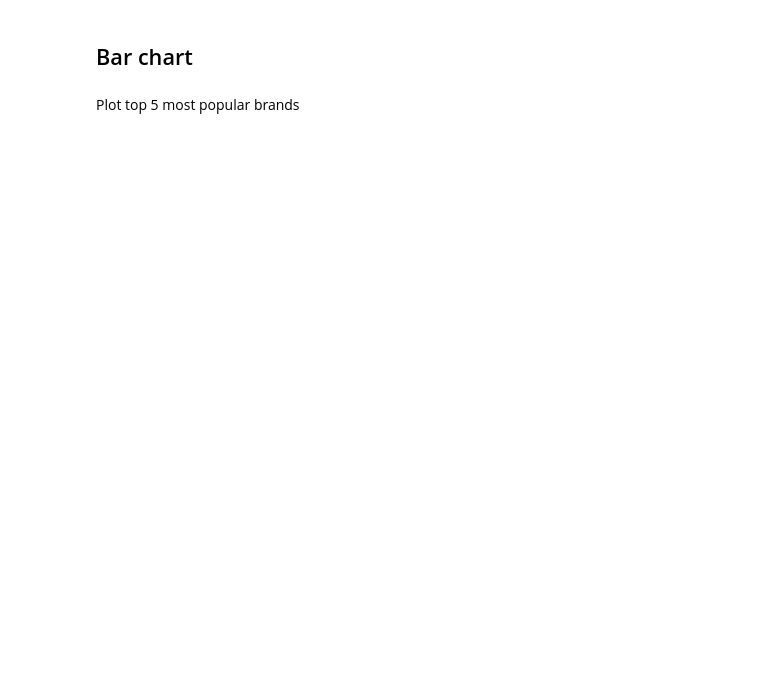
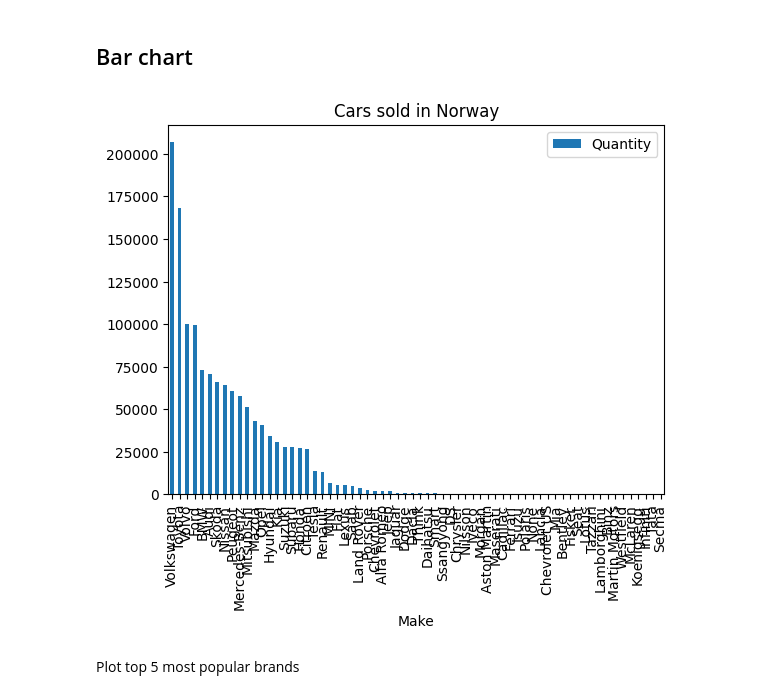
Before and after one commit to MilouSandenL/data_visualization_milou, a Jupyter notebook: code_alongs/02_matplotlib_line_bar/matplotlib_line_bar.ipynb, the cells around one changed output. Saved outputs shown, nothing was run; the diff lists cells and outputs as text; code cells hidden in the pictures; blank space fills up the shorter version.

```diff
--- a/code_alongs/02_matplotlib_line_bar/matplotlib_line_bar.ipynb
+++ b/code_alongs/02_matplotlib_line_bar/matplotlib_line_bar.ipynb
@@ -1,4 +1,6 @@
 # %%
 import pandas as pd
+import duckdb
 
-df = pd.read
+df = pd.read_csv("data/norway_new_car_sales_by_make.csv")
+df.head()
@@ -5,4 +14,12 @@ df = pd.read
 # %% [markdown]
 ## EDA- Exploratory
 # %%
-df.shape()
+df_quantity_make = duckdb.query(
+    """
+             SELECT make, SUM(quantity) as Quantity
+             FROM df
+             GROUP BY make
+             ORDER BY quantity DESC"""
+).df()
+
+df_quantity_make.head()
@@ -33,7 +63,10 @@ df_quantity_brand.head()
 # %% [markdown]
 ## Bar chart
 # %%
-df_quantity_brand.plot(kind = "bar", x = "Brand", y = "Quantity")
+# using dataframes plot method which is a wrapper for matplotlib
+ax = df_quantity_make.plot(kind="bar", x="Make", y="Quantity", title = "Cars sold in Norway");
+# %% [output]
+[figure, added]
 # %% [markdown]
 Plot top 5 most popular brands
 # %%
```
Also changed, not shown: parts of 12 cells of this notebook, 3 other files.
